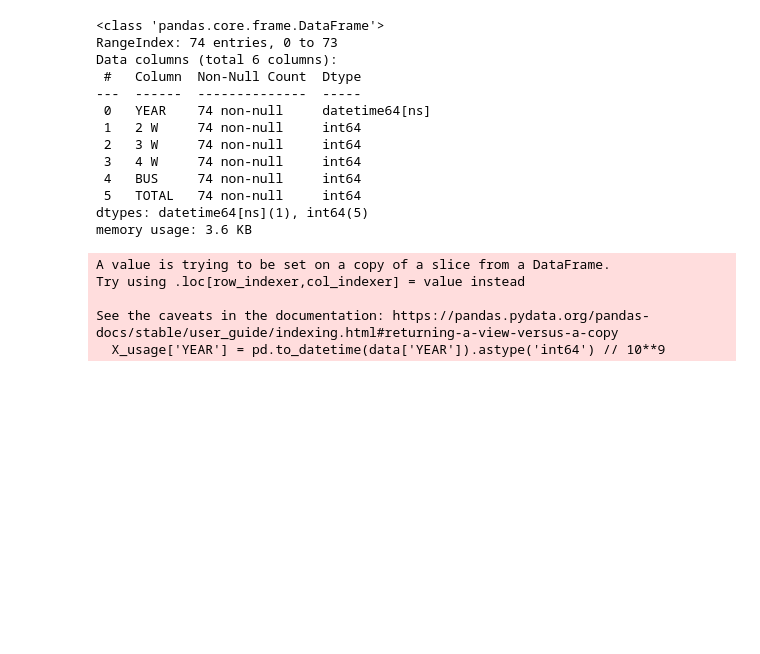
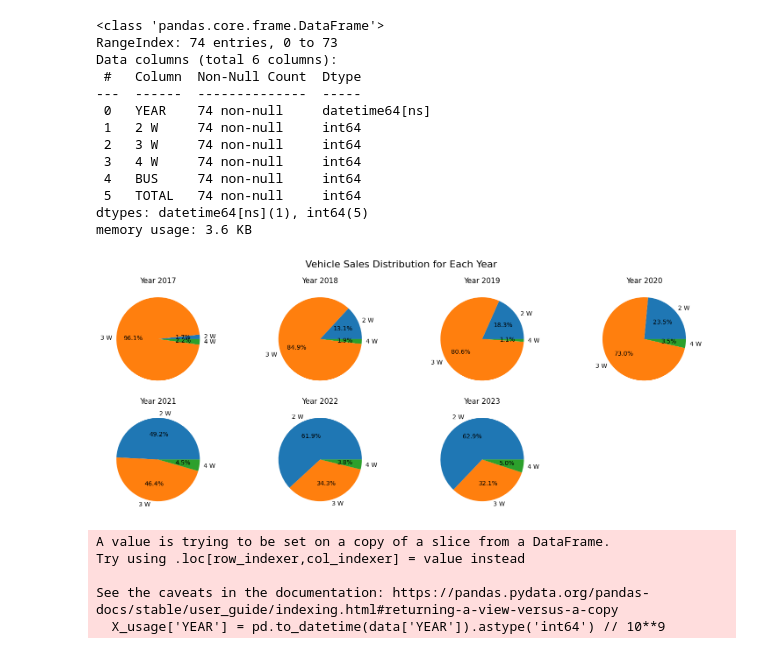
Before and after one commit to sree-hari-s/EV-Market-Segmentation, a Jupyter notebook: EV_Market_Analysis.ipynb, the cells around one changed output. Drawn from its saved outputs; the diff is of its cells as text; code cells hidden in the pictures; blank space fills up the shorter version.

```diff
--- a/EV_Market_Analysis.ipynb
+++ b/EV_Market_Analysis.ipynb
@@ -277,6 +278,42 @@ Data columns (total 6 columns):
  5   TOTAL   74 non-null     int64
 dtypes: datetime64[ns](1), int64(5)
 memory usage: 3.6 KB
+# %%
+# Create a copy of the DataFrame
+data_copy = data.copy()
+
+# Assuming 'YEAR' is the column name for the date information
+# Convert 'YEAR' column to a datetime object
+data_copy['YEAR'] = pd.to_datetime(data_copy['YEAR'])
+
+# Extracting the year from the date and creating a new 'Year' column
+data_copy['Year'] = data_copy['YEAR'].dt.year
+
+# Grouping by 'Year' and excluding 'BUS' and 'TOTAL' columns
+grouped = data_copy.groupby('Year').sum().drop(columns=['BUS', 'TOTAL'])
+# %%
+# Define the number of rows and columns for the grid
+num_rows = 2
+num_cols = (len(grouped) + 1) // num_rows
+
+# Create subplots for pie charts
+fig, axs = plt.subplots(num_rows, num_cols, figsize=(15, 6))
+fig.suptitle('Vehicle Sales Distribution for Each Year', fontsize=16)
+
+# Generate pie charts for each year
+for i, (year, data_copy) in enumerate(grouped.iterrows()):
+    ax = axs[i // num_cols, i % num_cols]
+    ax.pie(data_copy, labels=data_copy.index, autopct='%1.1f%%')
+    ax.set_title(f"Year {year}")
+
+# Hide empty subplots if they exist
+for i in range(len(grouped), num_rows * num_cols):
+    axs[i // num_cols, i % num_cols].axis('off')
+
+plt.tight_layout()
+plt.show()
+# %% [output]
+[figure, added]
 # %%
 X_usage = data[['2 W', '3 W', '4 W', 'TOTAL']]
 
```
Also changed, not shown: parts of 2 cells of this notebook.
